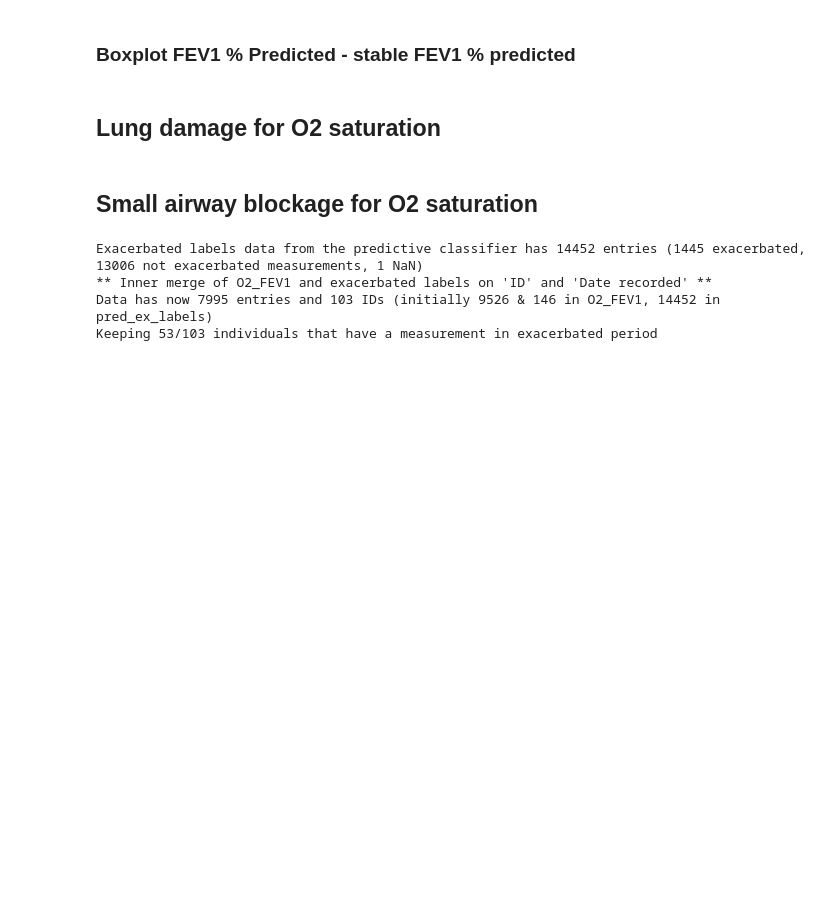
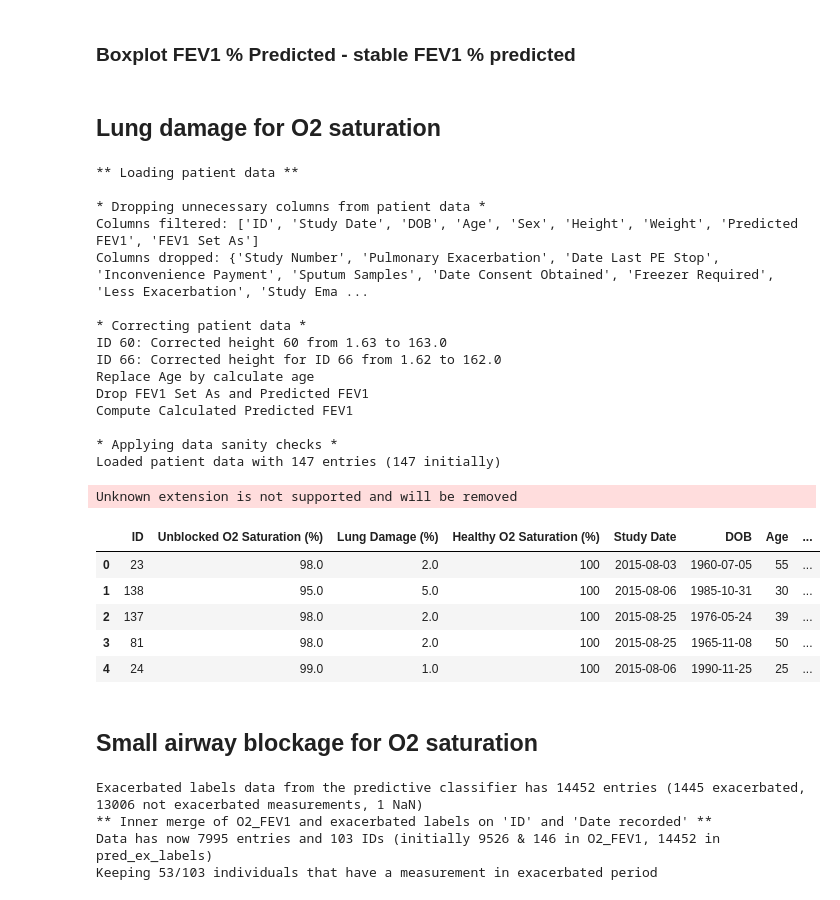
Before and after one commit to tristantreb/phd, a Jupyter notebook: src/O2-FEV1 analysis/O2 FEV1 analysis.ipynb, the cells around one changed output. Cells and saved outputs as stored; diff of their text form; code cells hidden in the pictures; blank space fills up the shorter version.

```diff
--- a/src/O2-FEV1 analysis/O2 FEV1 analysis.ipynb
+++ b/src/O2-FEV1 analysis/O2 FEV1 analysis.ipynb
@@ -1387,15 +1384,38 @@ fig.write_image("{}/Factors - {}.pdf".format(plotsdir, title))
 # %%
 # Assumptions
 # Normal Pa O2 is constantly 100%
 # Unblocked Pa O2 is the reverse max of O2 saturations measured
 
 
-df_hfev1_ld_factor = compute_unblocked_factor(O2_FEV1)
+df_hfev1_ld_factor = factors_data.compute_ho2_ld_factor(O2_FEV1)
 # Add patient data to the unblocked factor table
 df_hfev1_ld_factor = pd.merge(
     df_hfev1_ld_factor, patient_data.load(), on="ID", how="left"
 )
 df_hfev1_ld_factor.head()
+# %% [output]
+** Loading patient data **
+
+* Dropping unnecessary columns from patient data *
+Columns filtered: ['ID', 'Study Date', 'DOB', 'Age', 'Sex', 'Height', 'Weight', 'Predicted FEV1', 'FEV1 Set As']
+Columns dropped: {'Study Number', 'Pulmonary Exacerbation', 'Date Last PE Stop', 'Inconvenience Payment', 'Sputum Samples', 'Date Consent Obtained', 'Freezer Required', 'Less Exacerbation', 'Study Ema ...
+
+* Correcting patient data *
+ID 60: Corrected height 60 from 1.63 to 163.0
+ID 66: Corrected height for ID 66 from 1.62 to 162.0
+Replace Age by calculate age
+Drop FEV1 Set As and Predicted FEV1
+Compute Calculated Predicted FEV1
+
+* Applying data sanity checks *
+Loaded patient data with 147 entries (147 initially)
+Unknown extension is not supported and will be removed
+|  | ID | Unblocked O2 Saturation (%) | Lung Damage (%) | Healthy O2 Saturation (%) | Study Date | DOB | Age | ... |
+| 0 | 23 | 98.0 | 2.0 | 100 | 2015-08-03 | 1960-07-05 | 55 | ... |
+| 1 | 138 | 95.0 | 5.0 | 100 | 2015-08-06 | 1985-10-31 | 30 | ... |
+| 2 | 137 | 98.0 | 2.0 | 100 | 2015-08-25 | 1976-05-24 | 39 | ... |
+| 3 | 81 | 98.0 | 2.0 | 100 | 2015-08-25 | 1965-11-08 | 50 | ... |
+| 4 | 24 | 99.0 | 1.0 | 100 | 2015-08-06 | 1990-11-25 | 25 | ... |
 # %%
 fig = px.scatter(
     df_hfev1_ld_factor,
```
Also changed, not shown: parts of 5 cells of this notebook.
